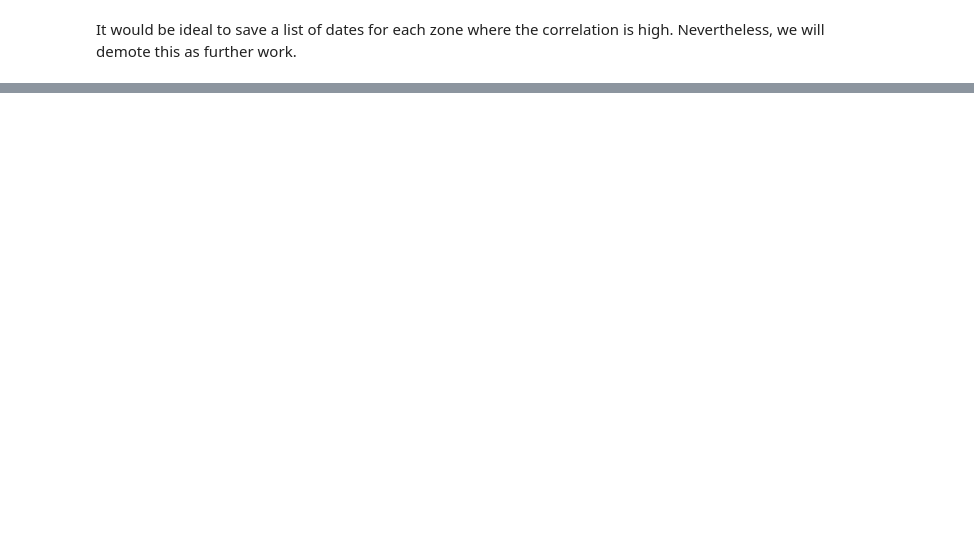
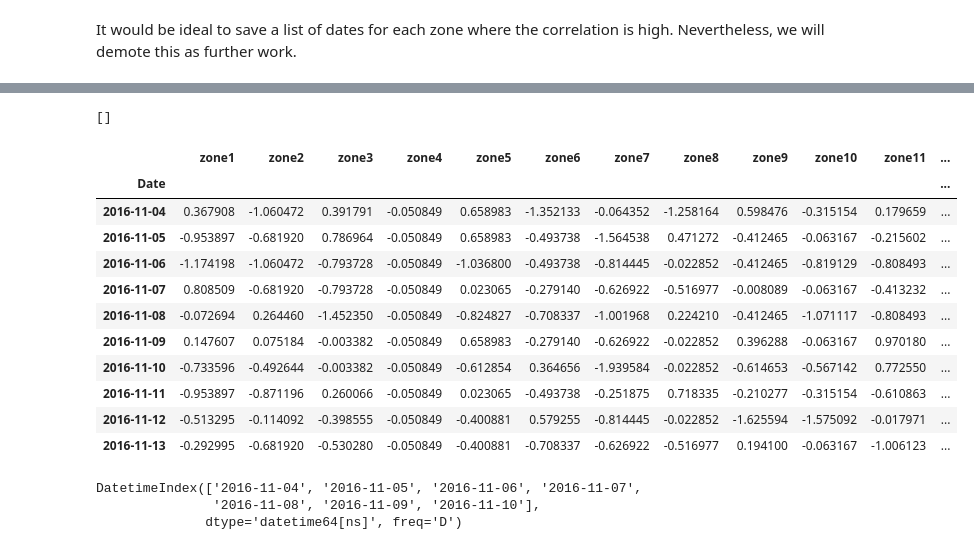
Before and after one commit to uteyechea/Chicago-Police-Department-LSTM-for-Crime-Forecast, a Jupyter notebook: temporal_correlation.ipynb, the cells around one changed output, grey strips where cells are left out. Drawn from its saved outputs; the diff is of its cells as text; code cells hidden in the pictures; blank space fills up the shorter version.

Commit message:
sequence of correlated inputs

```diff
--- a/temporal_correlation.ipynb
+++ b/temporal_correlation.ipynb
@@ -79,0 +212,25 @@ It would be ideal to save a list of dates for each zone where the correlation is
+# %%
+endof_sequence_timestamp
+# %% [output]
+[]
+# %%
+file.loc['2016-11-04':'2016-11-13']
+# %% [output]
+|  | zone1 | zone2 | zone3 | zone4 | zone5 | zone6 | zone7 | zone8 | zone9 | zone10 | zone11 | ... |
+| Date |  |  |  |  |  |  |  |  |  |  |  | ... |
+| 2016-11-04 | 0.367908 | -1.060472 | 0.391791 | -0.050849 | 0.658983 | -1.352133 | -0.064352 | -1.258164 | 0.598476 | -0.315154 | 0.179659 | ... |
+| 2016-11-05 | -0.953897 | -0.681920 | 0.786964 | -0.050849 | 0.658983 | -0.493738 | -1.564538 | 0.471272 | -0.412465 | -0.063167 | -0.215602 | ... |
+| 2016-11-06 | -1.174198 | -1.060472 | -0.793728 | -0.050849 | -1.036800 | -0.493738 | -0.814445 | -0.022852 | -0.412465 | -0.819129 | -0.808493 | ... |
+| 2016-11-07 | 0.808509 | -0.681920 | -0.793728 | -0.050849 | 0.023065 | -0.279140 | -0.626922 | -0.516977 | -0.008089 | -0.063167 | -0.413232 | ... |
+| 2016-11-08 | -0.072694 | 0.264460 | -1.452350 | -0.050849 | -0.824827 | -0.708337 | -1.001968 | 0.224210 | -0.412465 | -1.071117 | -0.808493 | ... |
+| 2016-11-09 | 0.147607 | 0.075184 | -0.003382 | -0.050849 | 0.658983 | -0.279140 | -0.626922 | -0.022852 | 0.396288 | -0.063167 | 0.970180 | ... |
+| 2016-11-10 | -0.733596 | -0.492644 | -0.003382 | -0.050849 | -0.612854 | 0.364656 | -1.939584 | -0.022852 | -0.614653 | -0.567142 | 0.772550 | ... |
+| 2016-11-11 | -0.953897 | -0.871196 | 0.260066 | -0.050849 | 0.023065 | -0.493738 | -0.251875 | 0.718335 | -0.210277 | -0.315154 | -0.610863 | ... |
+| 2016-11-12 | -0.513295 | -0.114092 | -0.398555 | -0.050849 | -0.400881 | 0.579255 | -0.814445 | -0.022852 | -1.625594 | -1.575092 | -0.017971 | ... |
+| 2016-11-13 | -0.292995 | -0.681920 | -0.530280 | -0.050849 | -0.400881 | -0.708337 | -0.626922 | -0.516977 | 0.194100 | -0.063167 | -1.006123 | ... |
+# %%
+pd.date_range(start='2016-11-04 00:00:00',periods=7,freq='1D')
+# %% [output]
+DatetimeIndex(['2016-11-04', '2016-11-05', '2016-11-06', '2016-11-07',
+               '2016-11-08', '2016-11-09', '2016-11-10'],
+              dtype='datetime64[ns]', freq='D')
```
Also changed, not shown: parts of 17 cells of this notebook.
